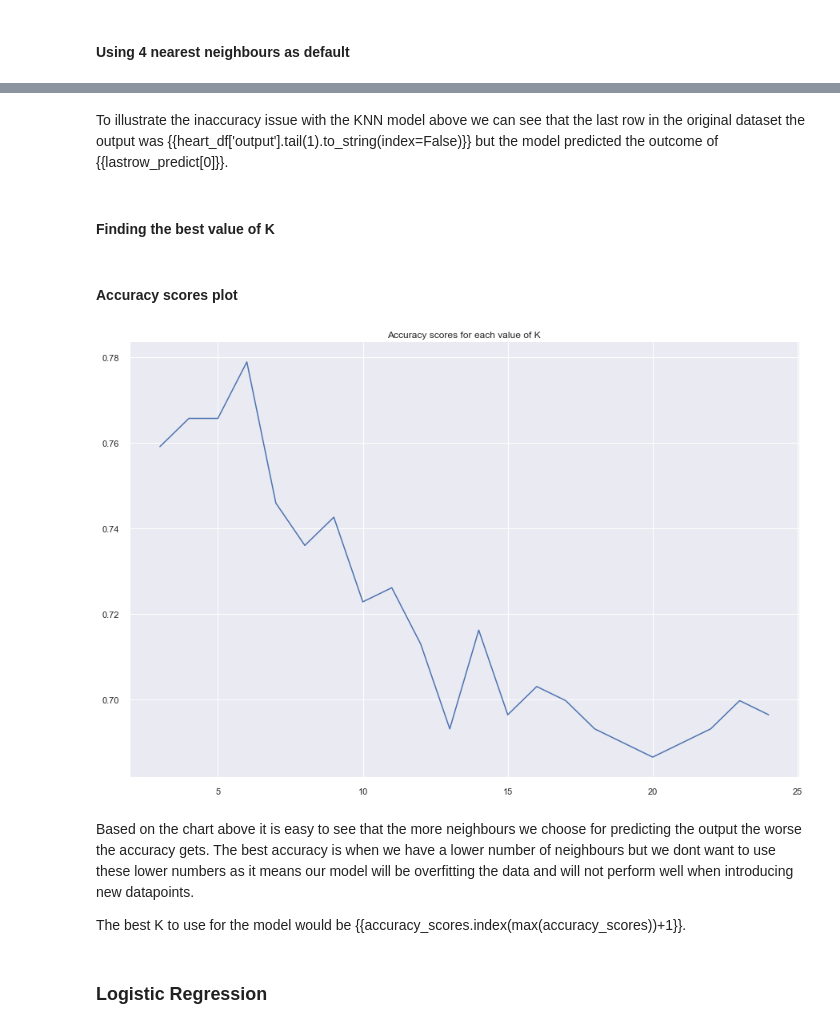
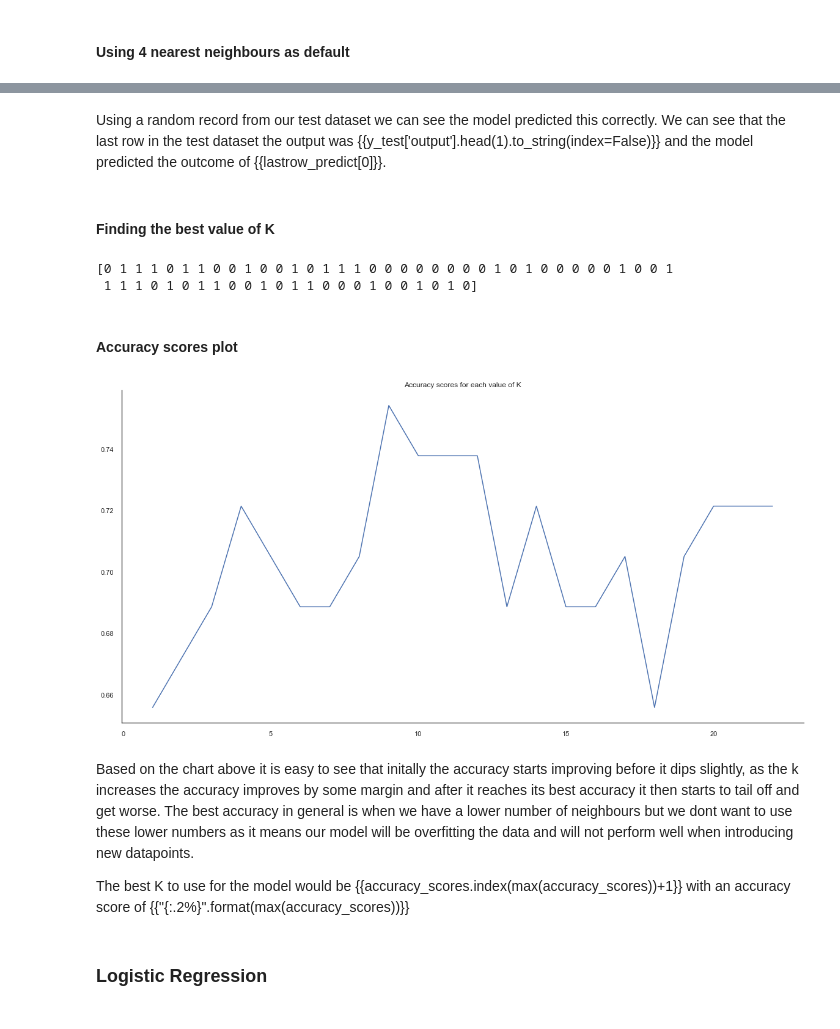
Before and after one commit to viswambaran/DataDrivenAnalytics, a Jupyter notebook: HeartAttackPredictor/HeartAttackPredictionModel.ipynb, the cells around one changed output, grey strips where cells are left out. Drawn from its saved outputs; the diff is of its cells as text; code cells hidden in the pictures.

Commit message:
Added in train test split

```diff
--- a/HeartAttackPredictor/HeartAttackPredictionModel.ipynb
+++ b/HeartAttackPredictor/HeartAttackPredictionModel.ipynb
@@ -360,0 +325,4 @@ from plotnine.data import mtcars
+# %%
+sns.countplot(data=heart_df, x = 'output',palette = colour_palette).set_title("Output")
+sns.set_style('white')
+sns.despine(top=True, right=True)
@@ -369,0 +343,11 @@ sns.pairplot(heart_df, hue = 'output', palette = colour_palette[0:2])
+# %%
+## Train test split on the dataset
+
+X = heart_df.drop('output', 1)
+y = heart_df[['output']]
+
+## Random State = 42, seems to be a popular arbitrary number to use for the random state
+X_train, X_test, y_train, y_test = train_test_split(X, y, test_size = 0.2, random_state = 42)
+
+print('Shape of the training data', X_train.shape, y_train.shape)
+print('Shape of the testing data', X_test.shape, y_test.shape)
@@ -383,11 +365,11 @@ y = heart_df[['output']]
 knn = KNeighborsClassifier(n_neighbors=4)
 
 # Fitting the knn model with the feature and target data created previously
-knn.fit(X, np.ravel(y))
+knn.fit(X_train, np.ravel(y_train))
 
 # getting the predicition values for whole dataset using n=4
-y_pred4 = knn.predict(X)
+y_pred4 = knn.predict(X_test)
 
 # Check the accuracy score of using n=4
-accuracy_score4 = round(metrics.accuracy_score(y, y_pred4), 2)
+accuracy_score4 = round(metrics.accuracy_score(y_test, y_pred4), 2)
 # %% [markdown]
@@ -404,5 +385,5 @@ lastrow_predict = knn.predict(np.array(X.tail(1)))
 # %% [markdown]
-To illustrate the inaccuracy issue with the KNN model above we can see that the last row in the original dataset the output was {{heart_df['output'].tail(1).to_string(index=False)}} but the model predicted the outcome of {{lastrow_predict[0]}}.
+Using a random record from our test dataset we can see the model predicted this correctly. We can see that the last row in the test dataset the output was {{y_test['output'].head(1).to_string(index=False)}} and the model predicted the outcome of {{lastrow_predict[0]}}.
 # %% [markdown]
 #### Finding the best value of K
 # %%
@@ -412,7 +393,10 @@ accuracy_scores = []
 
 for k in k_range:
     knn = KNeighborsClassifier(n_neighbors = k)
-    knn.fit(X, np.ravel(y))
-    y_pred = knn.predict(X)
-    accuracy = metrics.accuracy_score(y, y_pred)
+    knn.fit(X_train, np.ravel(y_train))
+    y_pred = knn.predict(X_test)
+    accuracy = metrics.accuracy_score(y_test, y_pred)
     accuracy_scores.append(accuracy)
+# %% [output]
+[0 1 1 1 0 1 1 0 0 1 0 0 1 0 1 1 1 0 0 0 0 0 0 0 0 1 0 1 0 0 0 0 0 1 0 0 1
+ 1 1 1 0 1 0 1 1 0 0 1 0 1 1 0 0 0 1 0 0 1 0 1 0]
@@ -419,16 +409,18 @@ for k in k_range:
 # %% [markdown]
 #### Accuracy scores plot
 # %%
-sns.set(rc={'figure.figsize':(15, 10)})
-sns.lineplot(k_range, accuracy_scores).set(title="Accuracy scores for each value of K")
-sns.despine(top=True, right=True)
-sns.set_style("dark")
+#fig, ax = plt.subplots()
+sns.set_style("white")
+#sns.set(rc={'figure.figsize':(20, 10)})
+sns.lineplot(x=range(1, 23), y=accuracy_scores).set(title="Accuracy scores for each value of K")
+
+sns.despine(top=True, right=True);
 # %% [output]
-[figure, old version]
+[figure, new version]
 # %% [markdown]
-Based on the chart above it is easy to see that the more neighbours we choose for predicting the output the worse the accuracy gets. The best accuracy is when we have a lower number of neighbours but we dont want to use these lower numbers as it means our model will be overfitting the data and will not perform well when introducing new datapoints.
+Based on the chart above it is easy to see that initally the accuracy starts improving before it dips slightly, as the k increases the accuracy improves by some margin and after it reaches its best accuracy it then starts to tail off and get worse. The best accuracy in general is when we have a lower number of neighbours but we dont want to use these lower numbers as it means our model will be overfitting the data and will not perform well when introducing new datapoints.
 
-The best K to use for the model would be {{accuracy_scores.index(max(accuracy_scores))+1}}.
+The best K to use for the model would be {{accuracy_scores.index(max(accuracy_scores))+1}} with an accuracy score of {{"{:.2%}".format(max(accuracy_scores))}}
 # %% [markdown]
 ### Logistic Regression
 # %% [markdown]
```
Also changed, not shown: parts of 27 cells of this notebook.
